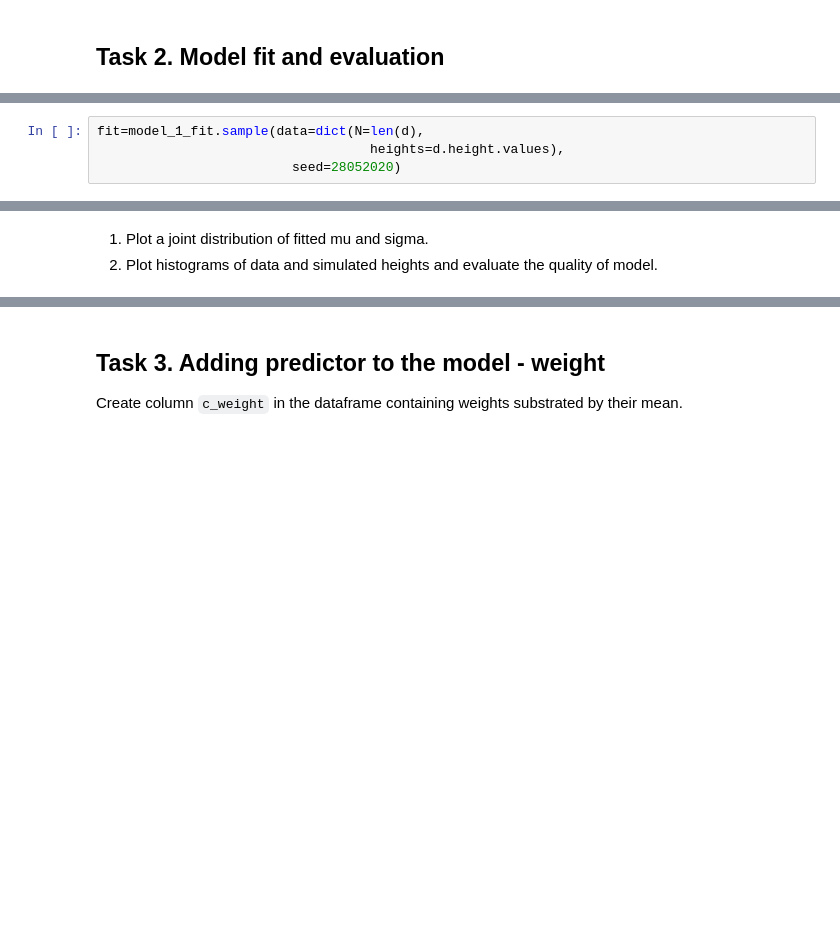
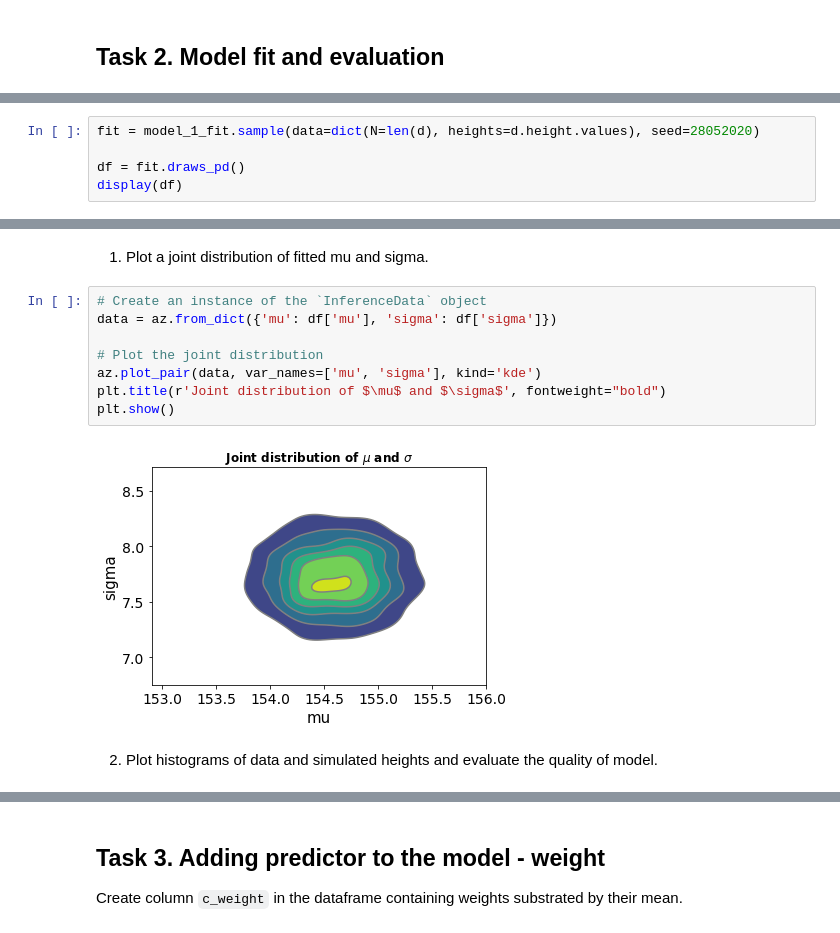
Before and after one commit to SwieciloM/Data-Analytics-Laboratory, a Jupyter notebook: Lab 4 - Linear models (modelling height of !Kung people)/main.ipynb, the cells around one changed output, grey strips where cells are left out. Drawn from its saved outputs; the diff is of its cells as text; blank space fills up the shorter version.

```diff
--- a/Lab 4 - Linear models (modelling height of !Kung people)/main.ipynb
+++ b/Lab 4 - Linear models (modelling height of !Kung people)/main.ipynb
@@ -110,9 +124,10 @@ model_1_fit=CmdStanModel(stan_file='height_1_fit.stan')
 # %% [output]
 INFO:cmdstanpy:found newer exe file, not recompiling
 # %%
-fit=model_1_fit.sample(data=dict(N=len(d),
-                                   heights=d.height.values),
-                         seed=28052020)
+fit = model_1_fit.sample(data=dict(N=len(d), heights=d.height.values), seed=28052020)
+
+df = fit.draws_pd()
+display(df)
 # %% [output]
 INFO:cmdstanpy:CmdStan start processing
 chain 1 |          | 00:00 Status
@@ -129,4 +157,14 @@ INFO:cmdstanpy:CmdStan done processing.
+# %% [markdown]
+1. Plot a joint distribution of fitted mu and sigma.
+# %%
+# Create an instance of the `InferenceData` object
+data = az.from_dict({'mu': df['mu'], 'sigma': df['sigma']})
+
+# Plot the joint distribution
+az.plot_pair(data, var_names=['mu', 'sigma'], kind='kde')
+plt.title(r'Joint distribution of $\mu$ and $\sigma$', fontweight="bold")
+plt.show()
+# %% [output]
+[figure, added]
 # %% [markdown]
-
-1. Plot a joint distribution of fitted mu and sigma.
 2. Plot histograms of data and simulated heights and evaluate the quality of model.
```
Also changed, not shown: parts of 20 cells of this notebook, 6 other files.
